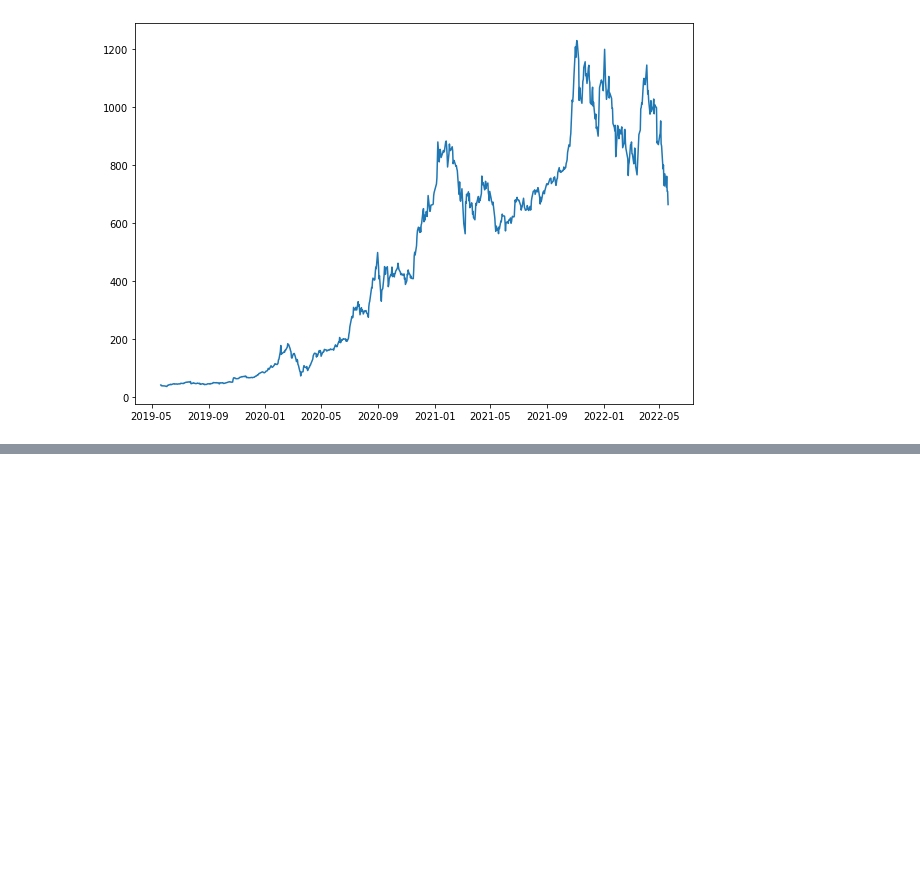
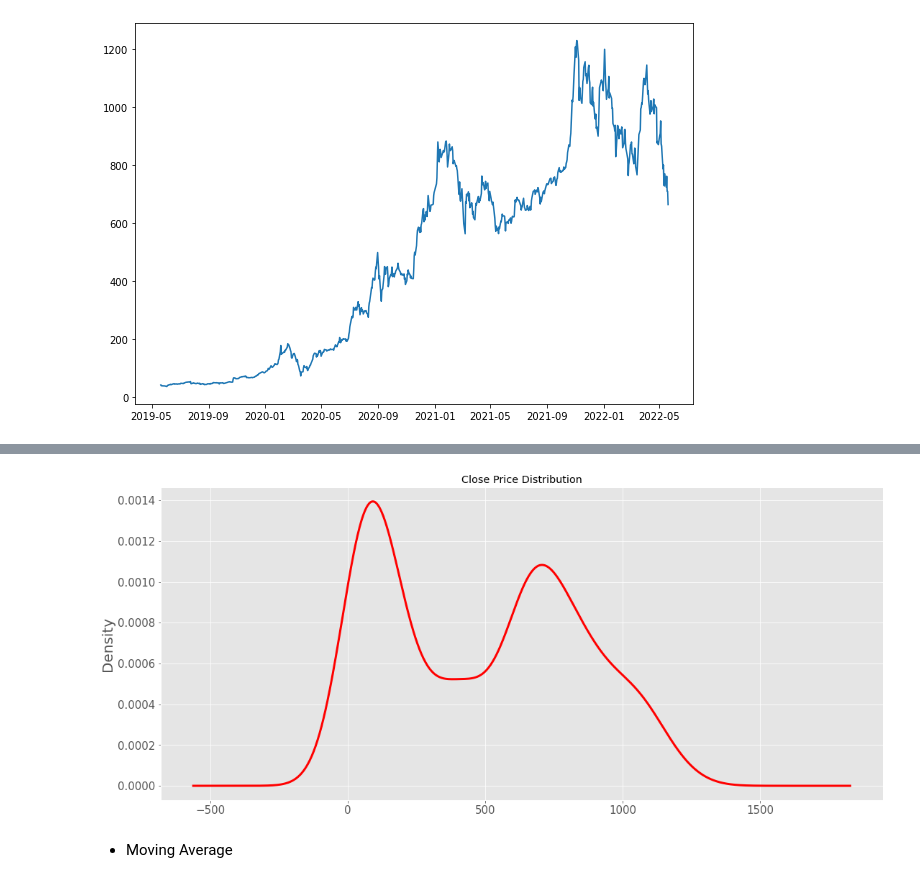
Before and after one commit to hari-r-v/PW_SKILLS, a Jupyter notebook: Data_science/ML_ALGORITHMS/TimeSeries/Tsla.ipynb, the cells around one changed output, grey strips where cells are left out. Cells and saved outputs as stored; diff of their text form; code cells hidden in the pictures; blank space fills up the shorter version.

```diff
--- a/Data_science/ML_ALGORITHMS/TimeSeries/Tsla.ipynb
+++ b/Data_science/ML_ALGORITHMS/TimeSeries/Tsla.ipynb
@@ -136,0 +172,13 @@ plt.plot(stock_data.Close)
+# %%
+plt.figure(figsize=(18,8))
+stock_data['Close'].plot(kind = "kde", color='r',linewidth=3)
+plt.xticks(fontsize=15)
+plt.grid('Both')
+plt.ylabel('Density', fontsize=20)
+plt.title('Close Price Distribution')
+plt.yticks(fontsize=15)
+plt.show()
+# %% [output]
+[figure, added]
+# %% [markdown]
+- Moving Average
```
Also changed, not shown: parts of 31 cells of this notebook.
